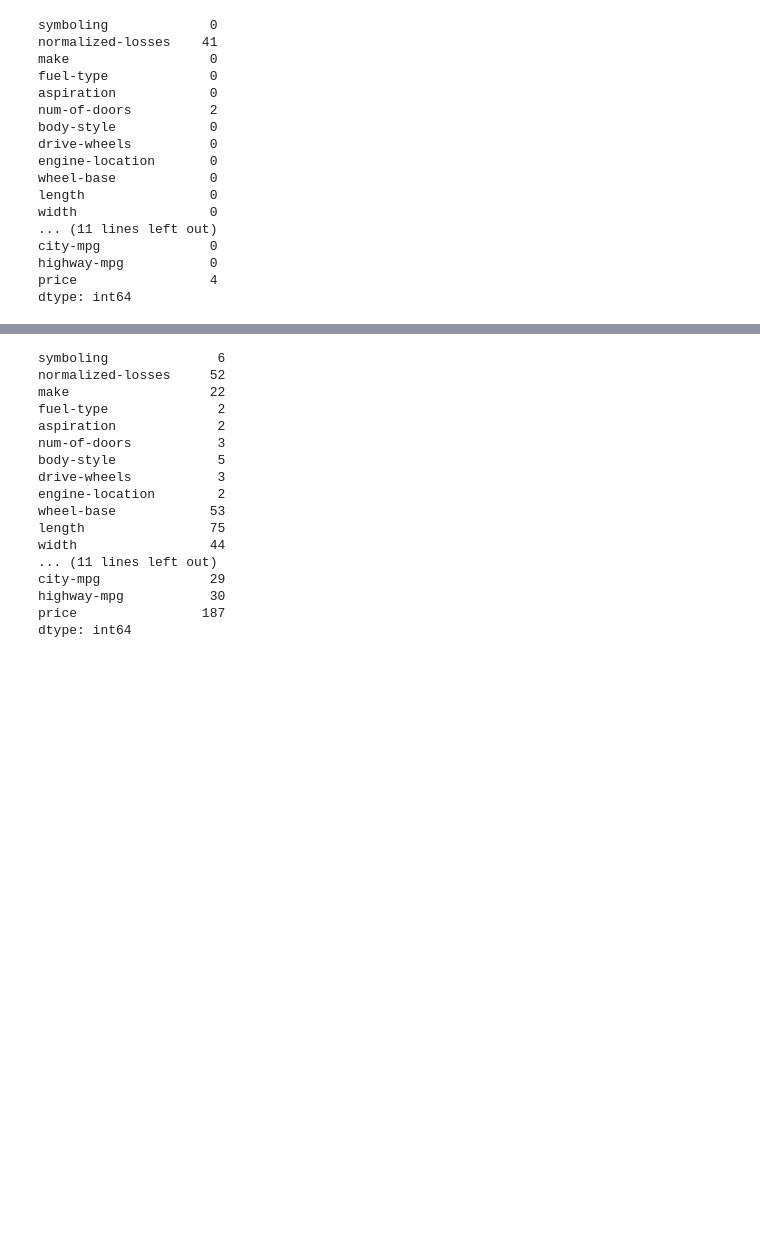
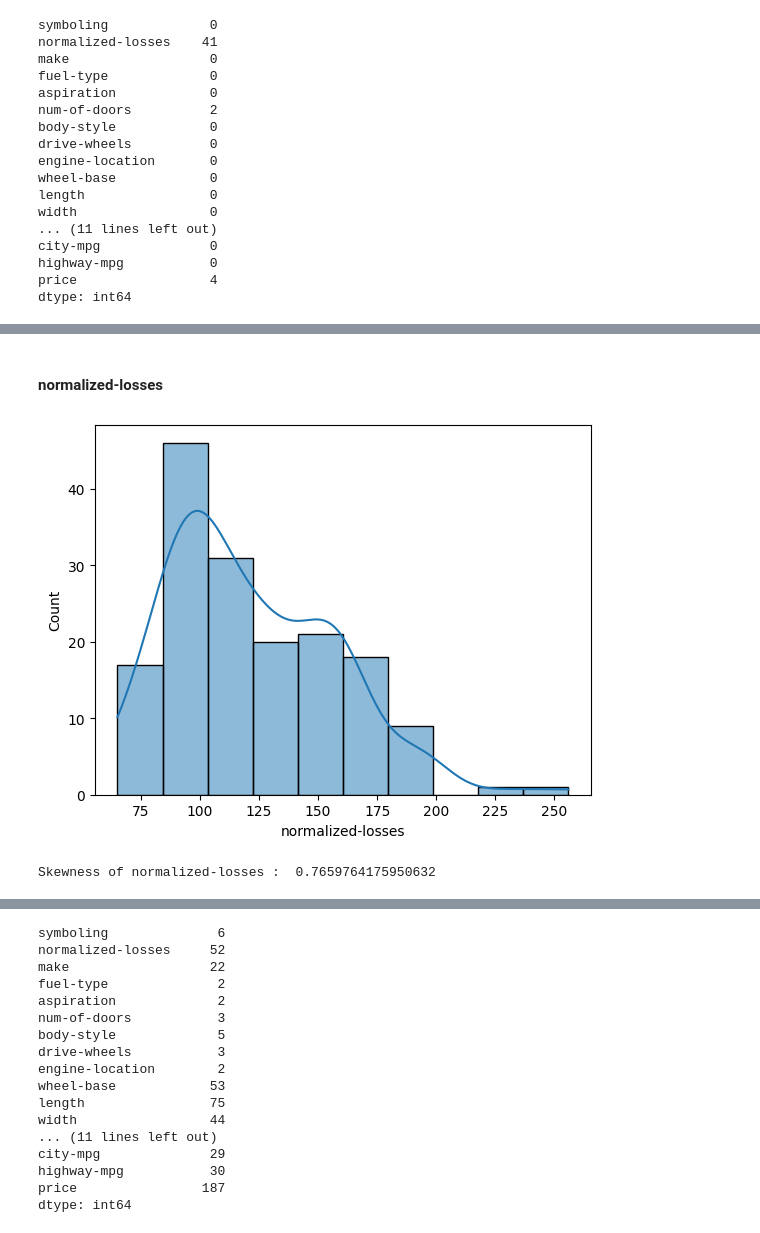
Before and after one commit to Kumbhakarn/classic-ml-algorithms, a Jupyter notebook: eda/eda_auto_data.ipynb, the cells around one changed output, grey strips where cells are left out. Saved outputs shown, nothing was run; the diff lists cells and outputs as text; code cells hidden in the pictures; blank space fills up the shorter version.

```diff
--- a/eda/eda_auto_data.ipynb
+++ b/eda/eda_auto_data.ipynb
@@ -136,0 +335,11 @@ dtype: int64
+# %% [markdown]
+#### normalized-losses
+# %%
+sns.histplot(df['normalized-losses'],kde=True)
+plt.show()
+# %% [output]
+[figure, added]
+# %%
+print("Skewness of normalized-losses : ",df['normalized-losses'].skew())
+# %% [output]
+Skewness of normalized-losses :  0.7659764175950632
```
Also changed, not shown: parts of 70 cells of this notebook.
